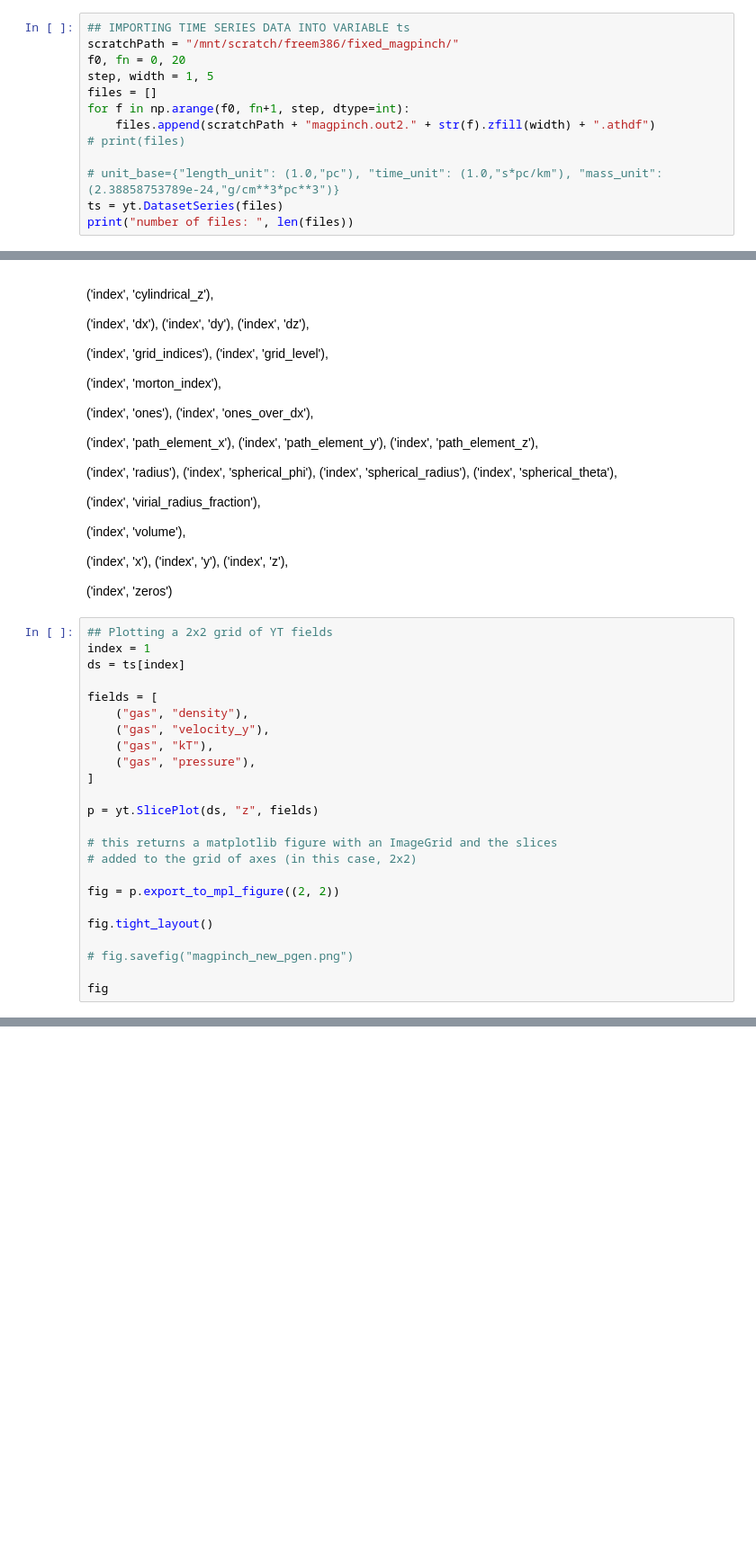
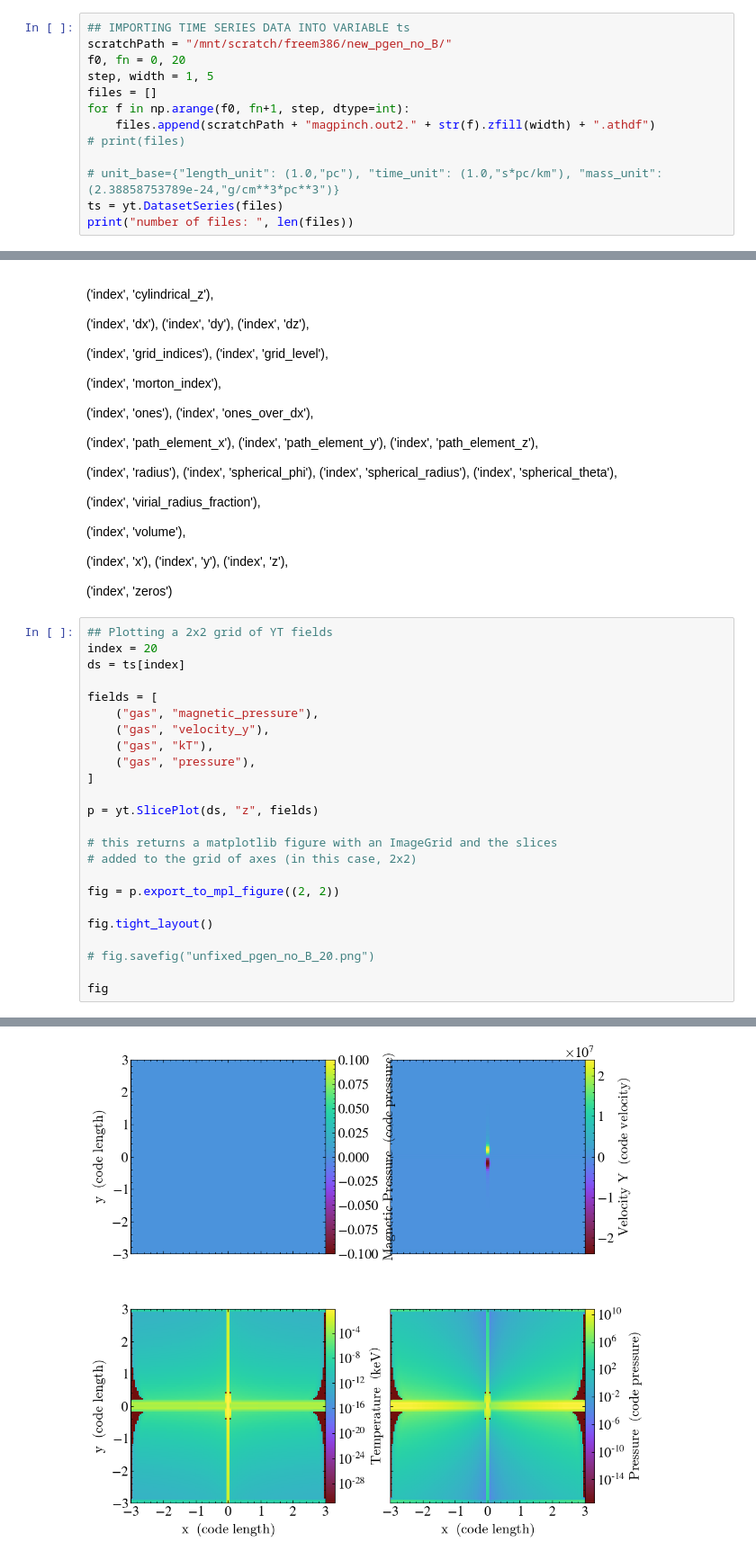
Before and after one commit to ianfreeman519/CMSE_PhD, a Jupyter notebook: athena_files/plottingYT.ipynb, the cells around one changed output, grey strips where cells are left out. Shown at 90% size. Saved outputs shown, nothing was run; the diff lists cells and outputs as text; blank space fills up the shorter version.

```diff
--- a/athena_files/plottingYT.ipynb
+++ b/athena_files/plottingYT.ipynb
@@ -31,7 +31,7 @@ Python 3.9.18
 Using matplotlib backend: agg
 # %%
 ## IMPORTING TIME SERIES DATA INTO VARIABLE ts
-scratchPath = "/mnt/scratch/freem386/fixed_magpinch/"
+scratchPath = "/mnt/scratch/freem386/new_pgen_no_B/"
 f0, fn = 0, 20
 step, width = 1, 5
 files = []
@@ -206,11 +206,11 @@ p.annotate_velocity()
 ('index', 'zeros')
 # %%
 ## Plotting a 2x2 grid of YT fields
-index = 1
+index = 20
 ds = ts[index]
 
 fields = [
-    ("gas", "density"),
+    ("gas", "magnetic_pressure"),
     ("gas", "velocity_y"),
     ("gas", "kT"),
     ("gas", "pressure"),
@@ -225,7 +225,7 @@ fig = p.export_to_mpl_figure((2, 2))
 
 fig.tight_layout()
 
-# fig.savefig("magpinch_new_pgen.png")
+# fig.savefig("unfixed_pgen_no_B_20.png")
 
 fig
 # %% [output]
@@ -232,0 +232 @@ NameError: name 'ts' is not defined
+[figure, added]
```
Also changed, not shown: parts of 3 cells of this notebook, 3 other files.
